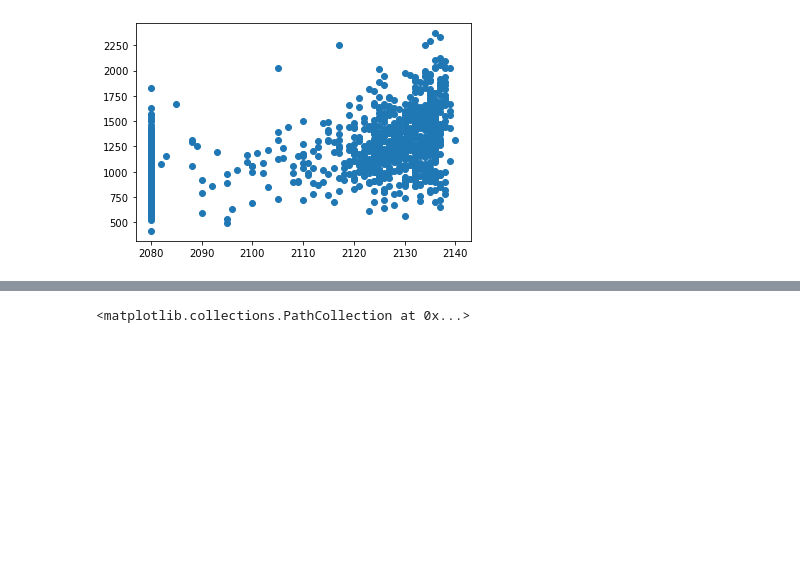
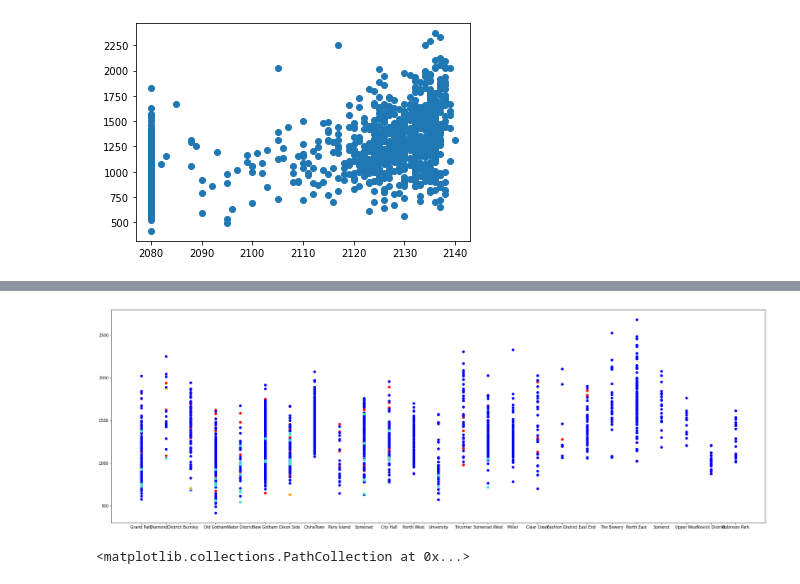
Before and after one commit to CrossField1973/DataScienceProject_01, a Jupyter notebook: housing_data.ipynb, the cells around one changed output, grey strips where cells are left out. Saved outputs shown, nothing was run; the diff lists cells and outputs as text; code cells hidden in the pictures; blank space fills up the shorter version.

```diff
--- a/housing_data.ipynb
+++ b/housing_data.ipynb
@@ -544,11 +545,11 @@ plt.scatter(house_renovated["Renoviert"],house_renovated["Preis"]/house_renovate
 # %%
 #Zustand Fassade
 
-house_1 = housing_data[housing_data.["Zustand Fassade"] == 1]
-house_2 = housing_data[housing_data.["Zustand Fassade"] == 2]
-house_3 = housing_data[housing_data.["Zustand Fassade"] == 3]
-house_4 = housing_data[housing_data.["Zustand Fassade"] == 4]
-house_5 = housing_data[housing_data.["Zustand Fassade"] == 5]
+house_1 = housing_data[housing_data["Zustand Fassade"] == 1]
+house_2 = housing_data[housing_data["Zustand Fassade"] == 2]
+house_3 = housing_data[housing_data["Zustand Fassade"] == 3]
+house_4 = housing_data[housing_data["Zustand Fassade"] == 4]
+house_5 = housing_data[housing_data["Zustand Fassade"] == 5]
 
 
 plt.figure(figsize=(30,10))
@@ -566,3 +567,4 @@ SyntaxError: invalid syntax (<ipython-input-161-6223b67e7ee2>, line 1)
+[figure, added]
 # %%
 #Kellerfläche
 
```
Also changed, not shown: parts of 13 cells of this notebook.
